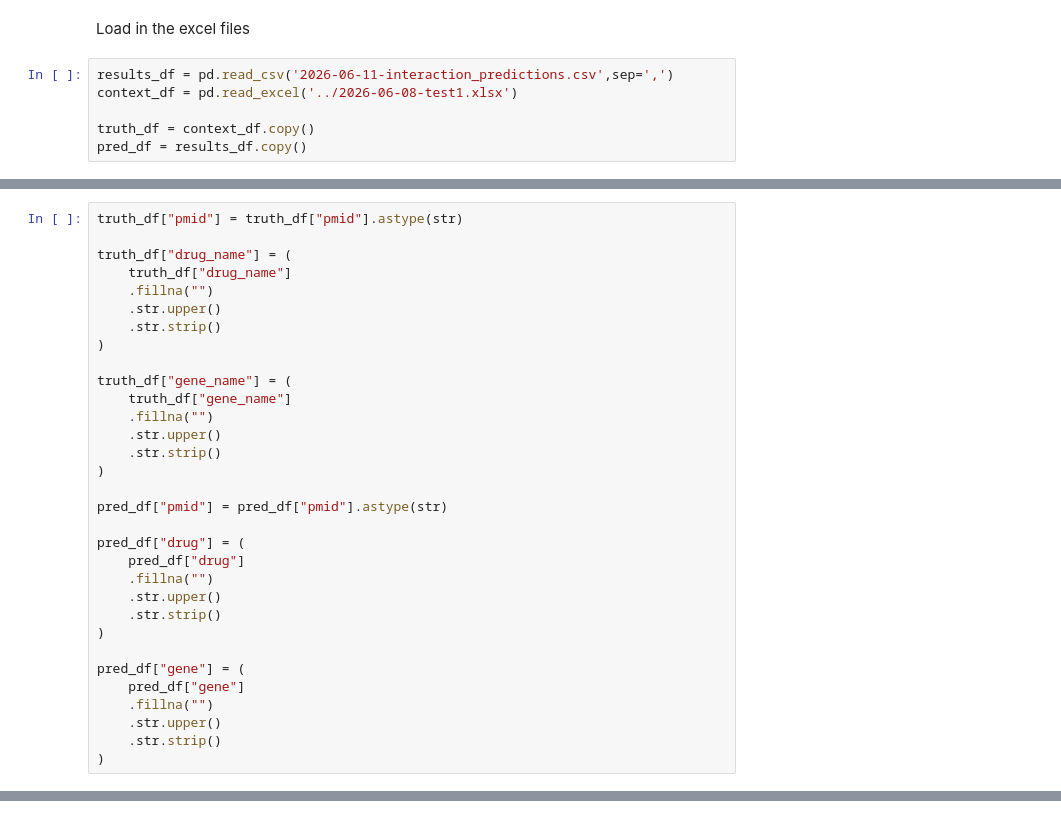
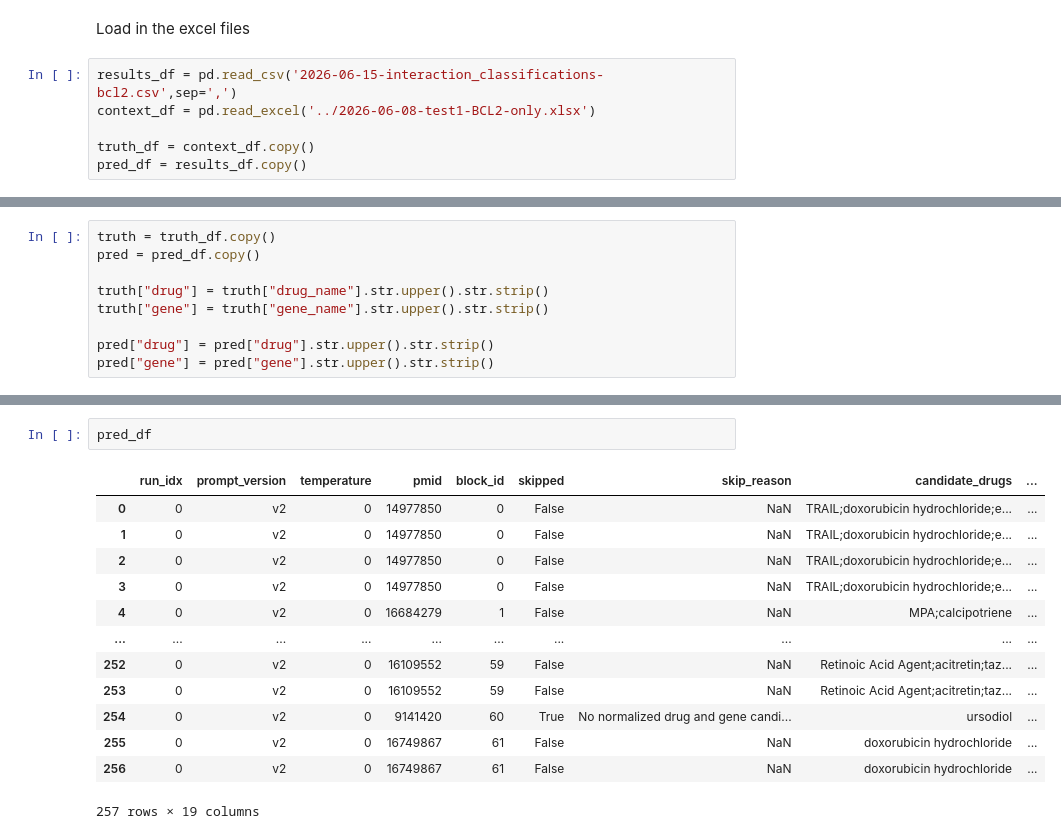
Before and after one commit to dgidb/dgiLIT, a Jupyter notebook: research/wags-llm/entity-tagging/analysis.ipynb, the cells around one changed output, grey strips where cells are left out. Drawn from its saved outputs; the diff is of its cells as text.

Commit message:
feat: reformat knowledge extraction as a classification task, evaluate candidate recall and classifier recall

```diff
--- a/research/wags-llm/entity-tagging/analysis.ipynb
+++ b/research/wags-llm/entity-tagging/analysis.ipynb
@@ -10,8 +10,8 @@ Generate precision/recall/f1 scores for the test run of wags-llm. This could be
 # %% [markdown]
 Load in the excel files
 # %%
-results_df = pd.read_csv('2026-06-11-interaction_predictions.csv',sep=',')
-context_df = pd.read_excel('../2026-06-08-test1.xlsx')
+results_df = pd.read_csv('2026-06-15-interaction_classifications-bcl2.csv',sep=',')
+context_df = pd.read_excel('../2026-06-08-test1-BCL2-only.xlsx')
 
 truth_df = context_df.copy()
 pred_df = results_df.copy()
@@ -24,32 +44,9 @@ Clean
 # %%
-truth_df["pmid"] = truth_df["pmid"].astype(str)
+truth = truth_df.copy()
+pred = pred_df.copy()
 
-truth_df["drug_name"] = (
-    truth_df["drug_name"]
-    .fillna("")
-    .str.upper()
-    .str.strip()
-)
+truth["drug"] = truth["drug_name"].str.upper().str.strip()
+truth["gene"] = truth["gene_name"].str.upper().str.strip()
 
-truth_df["gene_name"] = (
-    truth_df["gene_name"]
-    .fillna("")
-    .str.upper()
-    .str.strip()
-)
-
-pred_df["pmid"] = pred_df["pmid"].astype(str)
-
-pred_df["drug"] = (
-    pred_df["drug"]
-    .fillna("")
-    .str.upper()
-    .str.strip()
-)
-
-pred_df["gene"] = (
-    pred_df["gene"]
-    .fillna("")
-    .str.upper()
-    .str.strip()
-)
+pred["drug"] = pred["drug"].str.upper().str.strip()
+pred["gene"] = pred["gene"].str.upper().str.strip()
@@ -75,0 +84,16 @@ Metrics
+# %%
+pred_df
+# %% [output]
+|  | run_idx | prompt_version | temperature | pmid | block_id | skipped | skip_reason | candidate_drugs | ... |
+| 0 | 0 | v2 | 0 | 14977850 | 0 | False | NaN | TRAIL;doxorubicin hydrochloride;e... | ... |
+| 1 | 0 | v2 | 0 | 14977850 | 0 | False | NaN | TRAIL;doxorubicin hydrochloride;e... | ... |
+| 2 | 0 | v2 | 0 | 14977850 | 0 | False | NaN | TRAIL;doxorubicin hydrochloride;e... | ... |
+| 3 | 0 | v2 | 0 | 14977850 | 0 | False | NaN | TRAIL;doxorubicin hydrochloride;e... | ... |
+| 4 | 0 | v2 | 0 | 16684279 | 1 | False | NaN | MPA;calcipotriene | ... |
+| ... | ... | ... | ... | ... | ... | ... | ... | ... | ... |
+| 252 | 0 | v2 | 0 | 16109552 | 59 | False | NaN | Retinoic Acid Agent;acitretin;taz... | ... |
+| 253 | 0 | v2 | 0 | 16109552 | 59 | False | NaN | Retinoic Acid Agent;acitretin;taz... | ... |
+| 254 | 0 | v2 | 0 | 9141420 | 60 | True | No normalized drug and gene candi... | ursodiol | ... |
+| 255 | 0 | v2 | 0 | 16749867 | 61 | False | NaN | doxorubicin hydrochloride | ... |
+| 256 | 0 | v2 | 0 | 16749867 | 61 | False | NaN | doxorubicin hydrochloride | ... |
+257 rows × 19 columns
```
Also changed, not shown: parts of 29 cells of this notebook, 8 other files.
